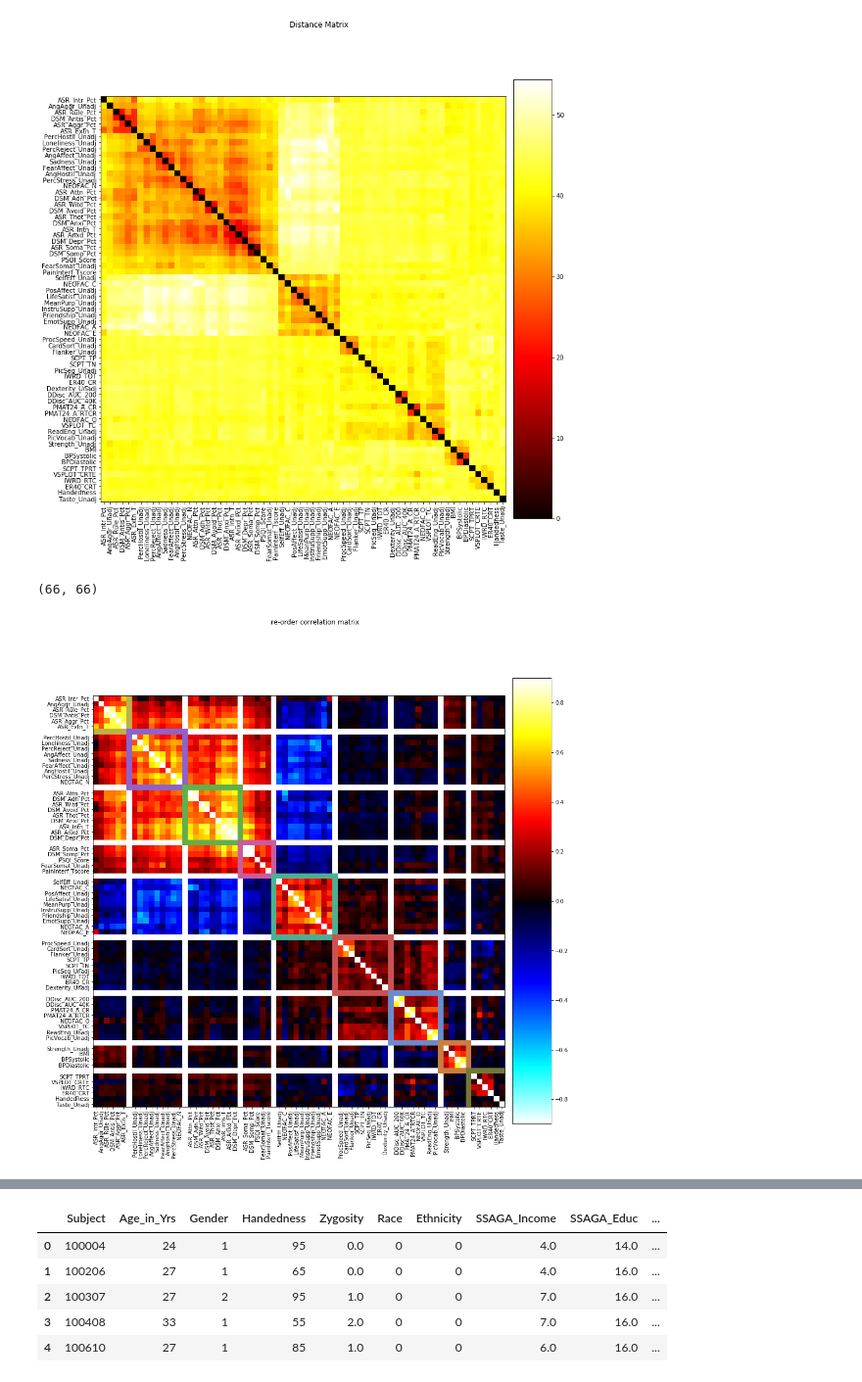
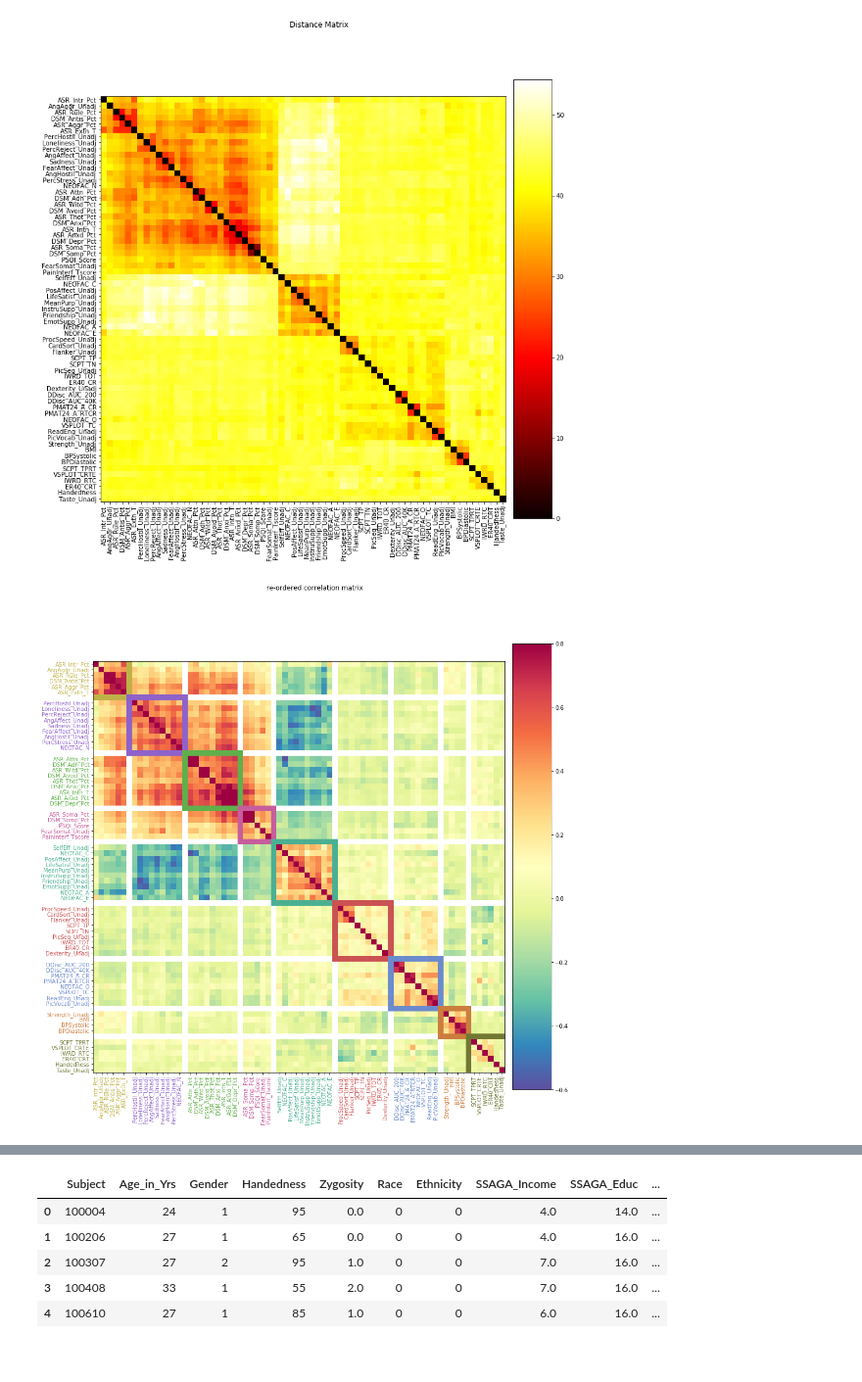
Before and after one commit to SIMEXP/hcp, a Jupyter notebook: hcp_clustering_bootstraping_pheno.ipynb, the cells around one changed output, grey strips where cells are left out. Shown at 98% size. Saved outputs shown, nothing was run; the diff lists cells and outputs as text; code cells hidden in the pictures.

```diff
--- a/hcp_clustering_bootstraping_pheno.ipynb
+++ b/hcp_clustering_bootstraping_pheno.ipynb
@@ -311,8 +235,3 @@ tmp = f.colorbar(p, cax=axcl)
 tmp = f.suptitle('Distance Matrix')
 # %% [output]
 [figure]
-# %%
-t_clust = pheno_corr[order, :][:, order]
-t_clust.shape
-# %% [output]
-(66, 66)
@@ -323,3 +238,21 @@ pco = part[oci]
 # %%
+# Order clustered correlation matrix
+t_clust = pheno_corr[order, :][:, order]
+pco = part[order]
+
+# Set start/stop boxes positions
 cuts = [(np.min(np.argwhere(pco==i)), np.max(np.argwhere(pco==i)))for i in np.unique(pco)]
-#cuts = [(10,20)]
+
+# Set color code
+s9_colors = ["#beb146",
+             "#8f62ca",
+             "#61af4b",
+             "#c75d9c",
+             "#4bb092",
+             "#cb5253",
+             "#6b8bcd",
+             "#cb7d3e",
+             "#717833"]
+lin9 = LinearSegmentedColormap.from_list(name='s9',
+                                          colors = s9_colors,
+                                          N=n_sbt)
@@ -412,22 +261,27 @@ def make_boxes(mat, cl_def, pad=1):
 mat, cmat, lmat, ind = make_boxes(t_clust, cuts, 1)
 # %%
+# Set figure
 f = plt.figure(figsize=(15,15))
 ax = f.add_subplot(gsp[0,:9])
 axcl = f.add_subplot(gsp[0,9])
-p = ax.imshow(mat, cmap=nplt.cm.cold_hot, vmin=-0.9, vmax=0.9)
+p = ax.imshow(mat, cmap=plt.cm.Spectral_r, vmin=-0.6, vmax=0.8)
 tmp = ax.imshow(lmat, cmap=plt.cm.Greys_r)
 tmp = ax.imshow(lmat, cmap=plt.cm.Greys, alpha=1)
 tmp = ax.imshow(cmat, cmap=lin9)
 tmp = ax.set_yticks(ind)
 tmp = ax.set_yticklabels(label_ord)
 tmp = ax.set_xticks(ind)
 tmp = ax.set_xticklabels(label_ord, rotation=90)
-
+# set labels colors
+colors = [s9_colors[i-1] for i in pco]
+for xtick,ytick,color in zip(ax.get_xticklabels(),ax.get_yticklabels(),colors):
+    xtick.set_color(color)
+    ytick.set_color(color)
 tmp = f.colorbar(p, cax=axcl)
-tmp = f.suptitle('re-order correlation matrix')
+tmp = f.suptitle('re-ordered correlation matrix')
 f.savefig('/home/yassinebha/Drive/HCP/subtypes_scores/26-10-2016/Figures/associations/pheno_clustered.svg')
 # %% [output]
-[figure, old version]
+[figure, new version]
 # %%
 # Here are the groups I found:
 for sid in np.unique(part):
```
Also changed, not shown: parts of 32 cells of this notebook.
